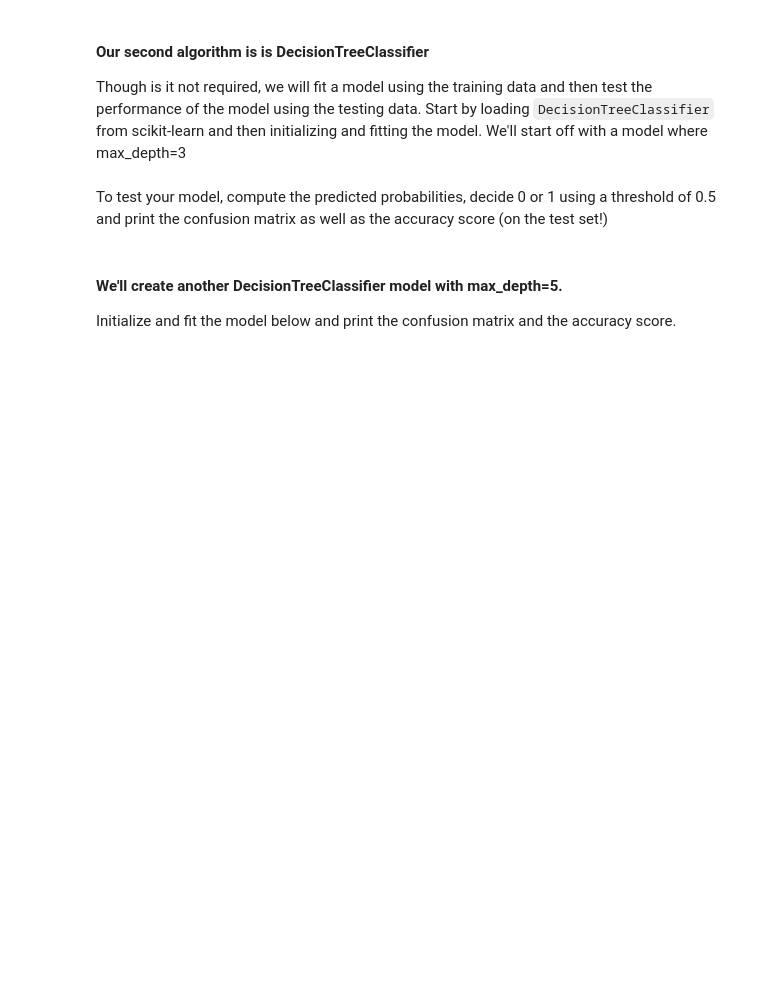
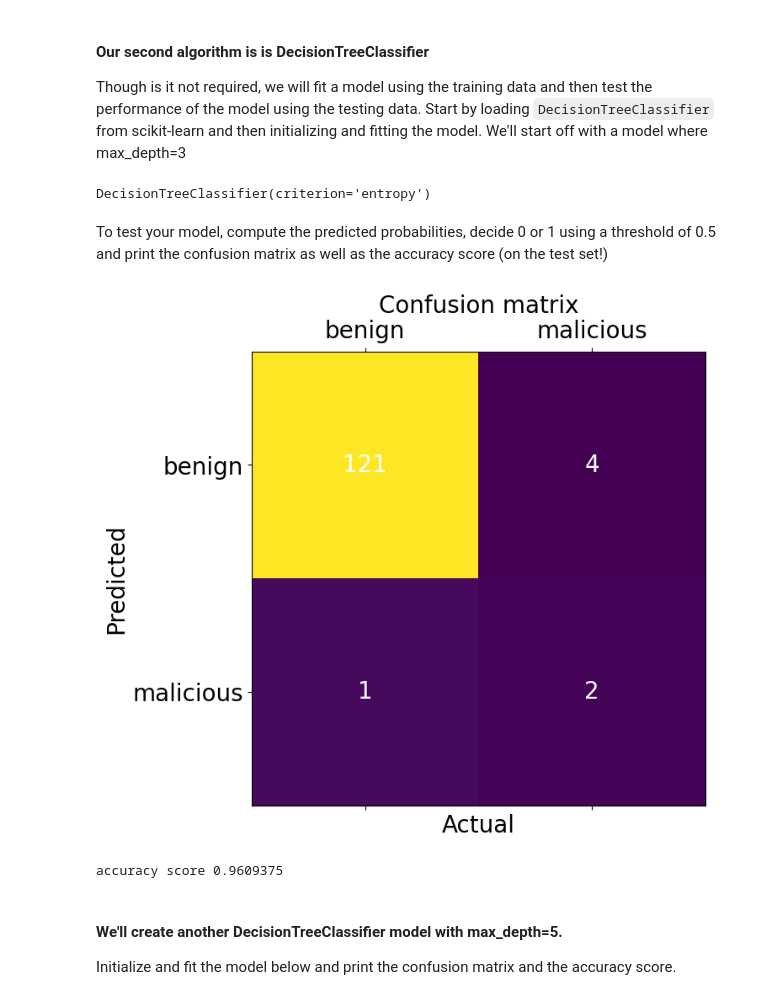
Before and after one commit to ironhack-labs/lab-supervised-learning-en, a Jupyter notebook: your-code/main.ipynb, the cells around one changed output. Saved outputs shown, nothing was run; the diff lists cells and outputs as text; code cells hidden in the pictures; blank space fills up the shorter version.

```diff
--- a/your-code/main.ipynb
+++ b/your-code/main.ipynb
@@ -514,2 +731,10 @@ Though is it not required, we will fit a model using the training data and then
+# %%
+# Your code here:
+from sklearn import tree
+
+dt = tree.DecisionTreeClassifier(criterion='entropy')
+dt.fit(X_train, y_train)
+# %% [output]
+DecisionTreeClassifier(criterion='entropy')
 # %% [markdown]
 To test your model, compute the predicted probabilities, decide 0 or 1 using a threshold of 0.5 and print the confusion matrix as well as the accuracy score (on the test set!)
@@ -518,3 +741,14 @@ To test your model, compute the predicted probabilities, decide 0 or 1 using a t
+# %%
+# Your code here:
+yhat = dt.predict(X_test)
+
+draw_confusion_matrix(y_test, yhat, ['benign', 'malicious'])
+
+accuracy = metrics.accuracy_score(y_test, yhat)
+print(f'accuracy score {accuracy}')
+# %% [output]
+[figure, added]
+accuracy score 0.9609375
 # %% [markdown]
 #### We'll create another DecisionTreeClassifier model with max_depth=5.
 Initialize and fit the model below and print the confusion matrix and the accuracy score.
```
Also changed, not shown: parts of 27 cells of this notebook.
